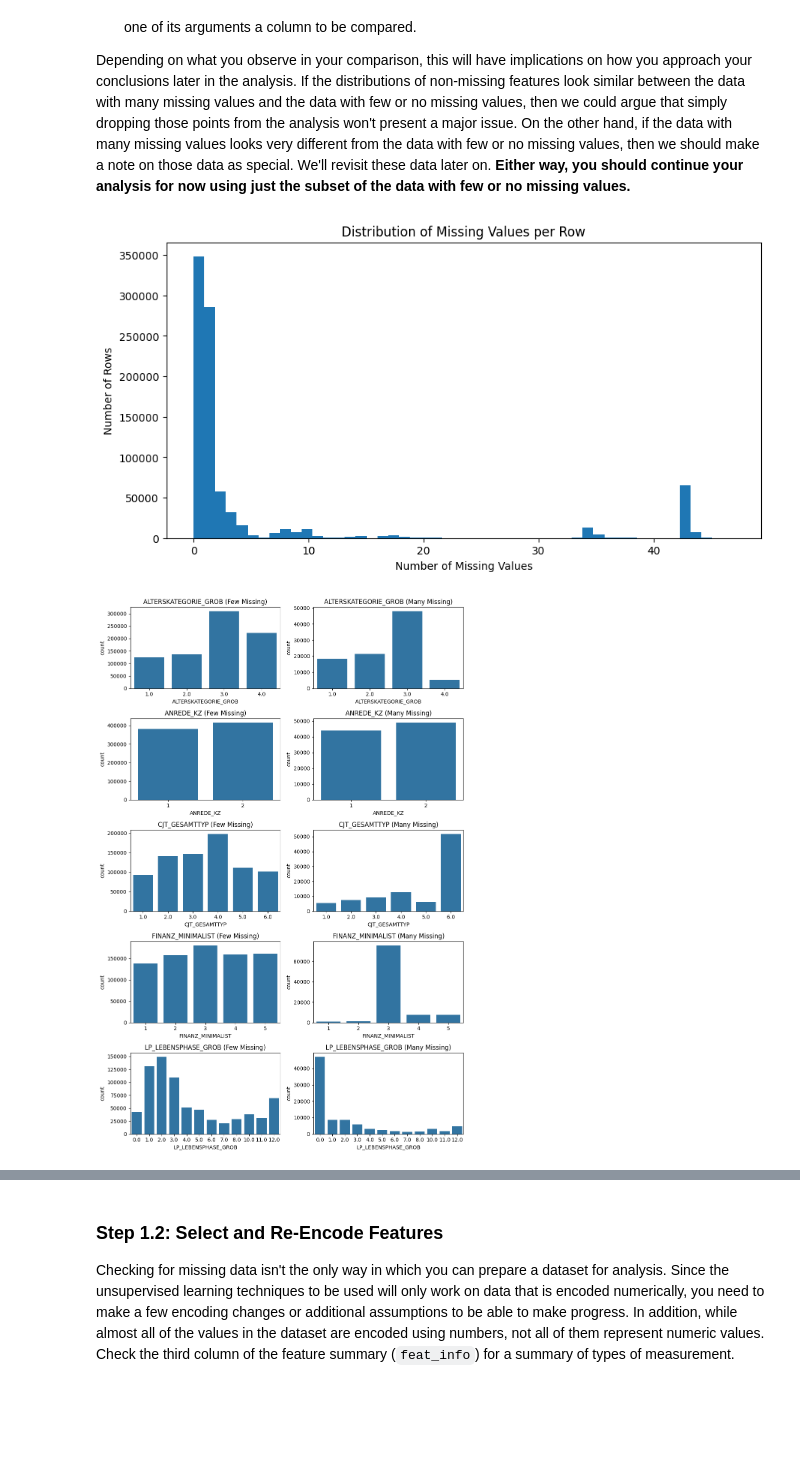
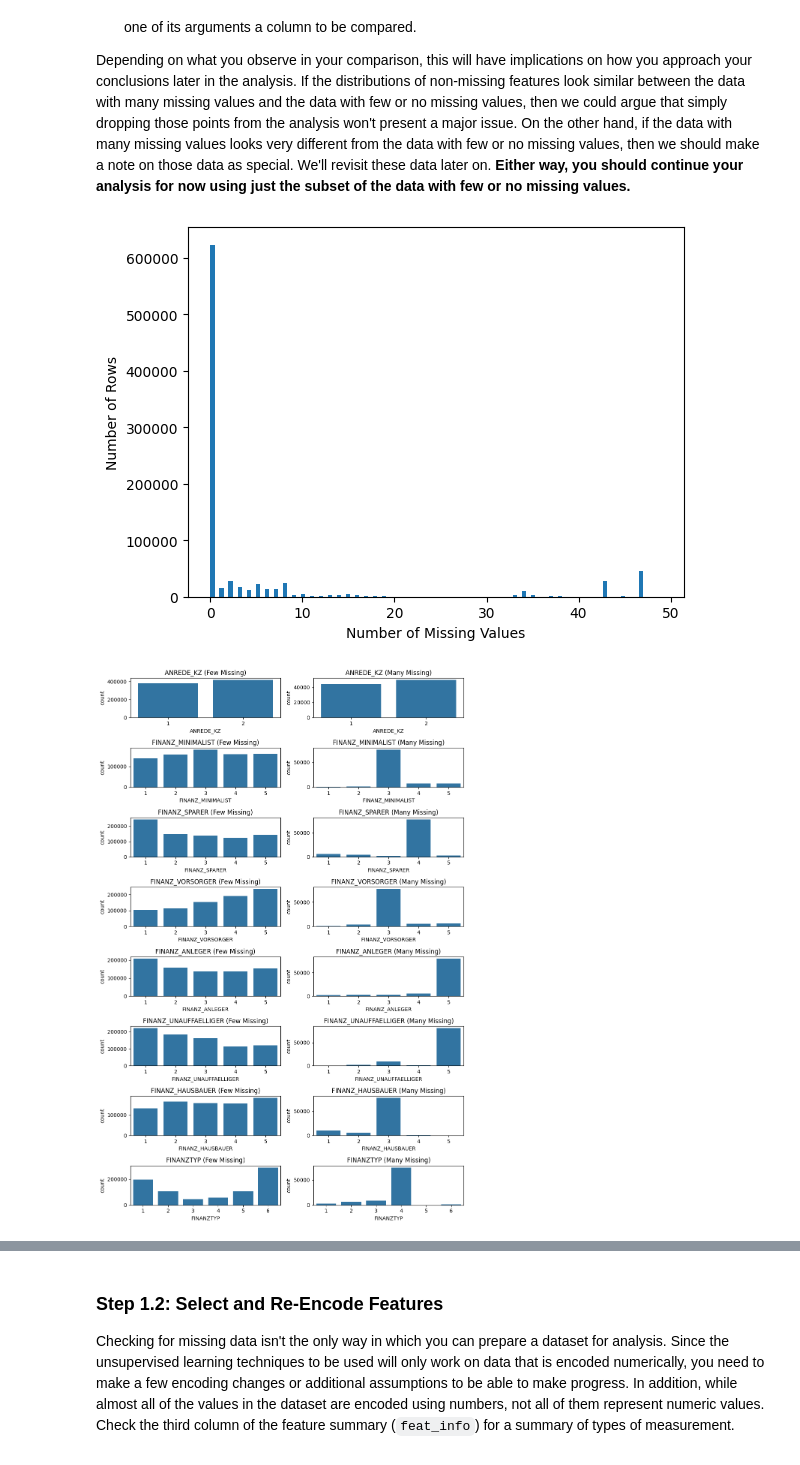
Before and after one commit to p477d343/Machine-Learning-Project, a Jupyter notebook: Creating Customer Segments with Arvato/Identify_Customer_Segments.ipynb, the cells around one changed output, grey strips where cells are left out. Cells and saved outputs as stored; diff of their text form; code cells hidden in the pictures; blank space fills up the shorter version.

```diff
--- a/Creating Customer Segments with Arvato/Identify_Customer_Segments.ipynb
+++ b/Creating Customer Segments with Arvato/Identify_Customer_Segments.ipynb
@@ -107,18 +119,7 @@ For the remaining features, are there any patterns in which columns have, or sha
 # %%
-# Perform an assessment of how much missing data there is in each column of the dataset.
-missing_percentages = azdias.isnull().mean()
-print(missing_percentages)
-
 # Investigate patterns in the amount of missing data in each column.
-plt.figure(figsize=(10, 5))
-plt.hist(missing_percentages, bins=100)
-plt.xlabel('Missing Data Percentage')
+plt.hist(percent_missing_per_column, bins=100)
 plt.ylabel('Number of Columns')
-plt.title('Distribution of Missing Data Percentages')
+plt.xlabel('Percentage of Missing Values')
 plt.show()
-
-# Remove the outlier columns from the dataset.
-threshold = 0.3
-outlier_columns = missing_percentages[missing_percentages > threshold].index
-azdias = azdias.drop(columns=outlier_columns)
 # %% [output]
@@ -148,0 +127,8 @@ From the analysis of missing data in each column, we observed that there is a co
+# %%
+# Remove the outlier columns from the dataset. (You'll perform other data
+# engineering tasks such as re-encoding and imputation later.)
+
+percent_missing_per_column_20 = percent_missing_per_column[percent_missing_per_column>20]
+# %%
+drop_coloumns = percent_missing_per_column_20.index.tolist()
+print('These columns have more than 20 percent missing data, and will be dropped:{}'.format(drop_coloumns))
@@ -148,0 +137,2 @@ From the analysis of missing data in each column, we observed that there is a co
+# %%
+azdias = azdias.drop(drop_coloumns,axis=1)
@@ -159,13 +165,11 @@ Depending on what you observe in your comparison, this will have implications on
 # %%
 # How much data is missing in each row of the dataset?
 missing_rows = azdias.isnull().sum(axis=1)
-plt.figure(figsize=(10, 5))
-plt.hist(missing_rows, bins=50)
+plt.hist(missing_rows, bins=100)
+plt.ylabel('Number of Rows')
 plt.xlabel('Number of Missing Values')
-plt.ylabel('Number of Rows')
-plt.title('Distribution of Missing Values per Row')
 plt.show()
 # %% [output]
-[figure, old version]
+[figure, new version]
 # %%
 # Write code to divide the data into two subsets based on the number of missing values in each row.
@@ -175,7 +183,5 @@ many_missing = azdias[missing_rows > threshold]
 # %%
 # Compare the distribution of values for at least five columns where there are no or few missing values, between the two subsets.
-columns_to_compare = ['ALTERSKATEGORIE_GROB', 'ANREDE_KZ', 'CJT_GESAMTTYP', 'FINANZ_MINIMALIST', 'LP_LEBENSPHASE_GROB']
-
 fig, axs = plt.subplots(len(columns_to_compare), 2, figsize=(10, 15))
 for i, column in enumerate(columns_to_compare):
     sns.countplot(x=column, data=few_missing, ax=axs[i, 0])
@@ -185,4 +191,4 @@ for i, column in enumerate(columns_to_compare):
 plt.tight_layout()
 plt.show()
 # %% [output]
-[figure, old version]
+[figure, new version]
```
Also changed, not shown: parts of 75 cells of this notebook, 1 other file.
